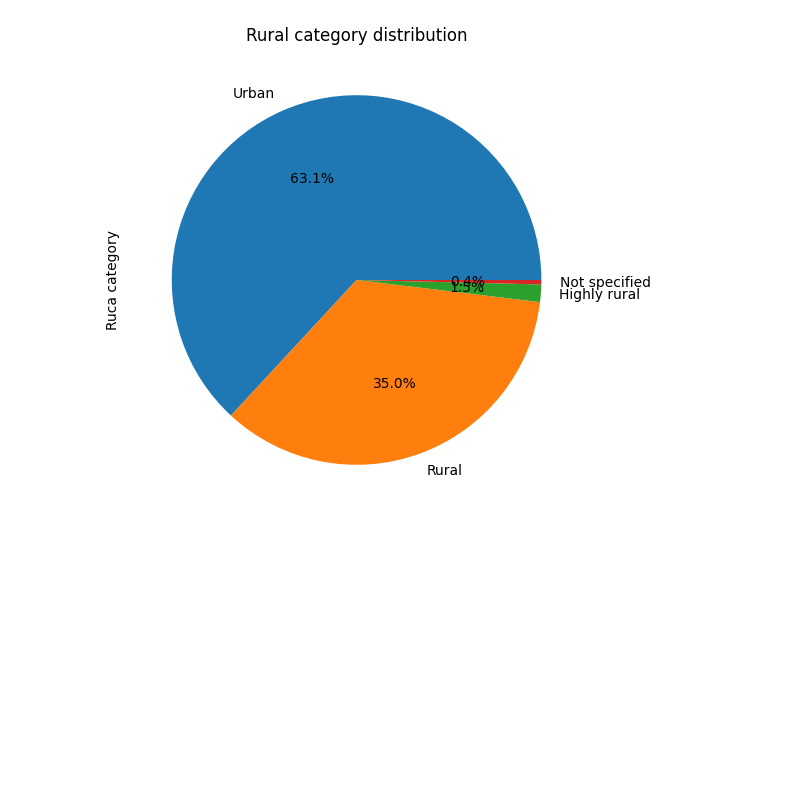
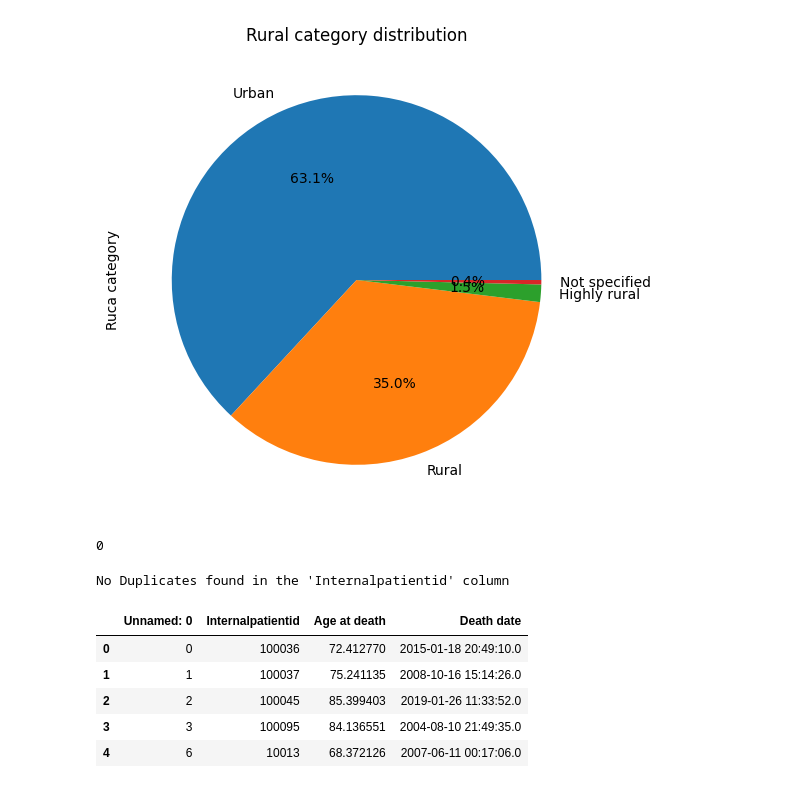
Before and after one commit to nisha1365/precisionFDA, a Jupyter notebook: Demographic_event_train.ipynb, the cells around one changed output. Cells and saved outputs as stored; diff of their text form; code cells hidden in the pictures; blank space fills up the shorter version.

```diff
--- a/Demographic_event_train.ipynb
+++ b/Demographic_event_train.ipynb
@@ -137,3 +137,7 @@ plt.title('Rural category distribution')
 plt.show()
 # %% [output]
 [figure]
+# %%
+df1.duplicated().sum()
+# %% [output]
+0
@@ -139,0 +148,19 @@ plt.show()
+# %%
+# check for duplicated values in the Internalpatientid column
+
+if duplicate.any():
+  print("Duplicates found in the 'Internalpatientid' column")
+else:
+  print("No Duplicates found in the 'Internalpatientid' column")
+# %% [output]
+No Duplicates found in the 'Internalpatientid' column
+# %%
+death_file = pd.read_csv('/content/death_train.csv')
+death_file.head()
+# %% [output]
+|  | Unnamed: 0 | Internalpatientid | Age at death | Death date |
+| 0 | 0 | 100036 | 72.412770 | 2015-01-18 20:49:10.0 |
+| 1 | 1 | 100037 | 75.241135 | 2008-10-16 15:14:26.0 |
+| 2 | 2 | 100045 | 85.399403 | 2019-01-26 11:33:52.0 |
+| 3 | 3 | 100095 | 84.136551 | 2004-08-10 21:49:35.0 |
+| 4 | 6 | 10013 | 68.372126 | 2007-06-11 00:17:06.0 |
```
Also changed, not shown: parts of 7 cells of this notebook.
